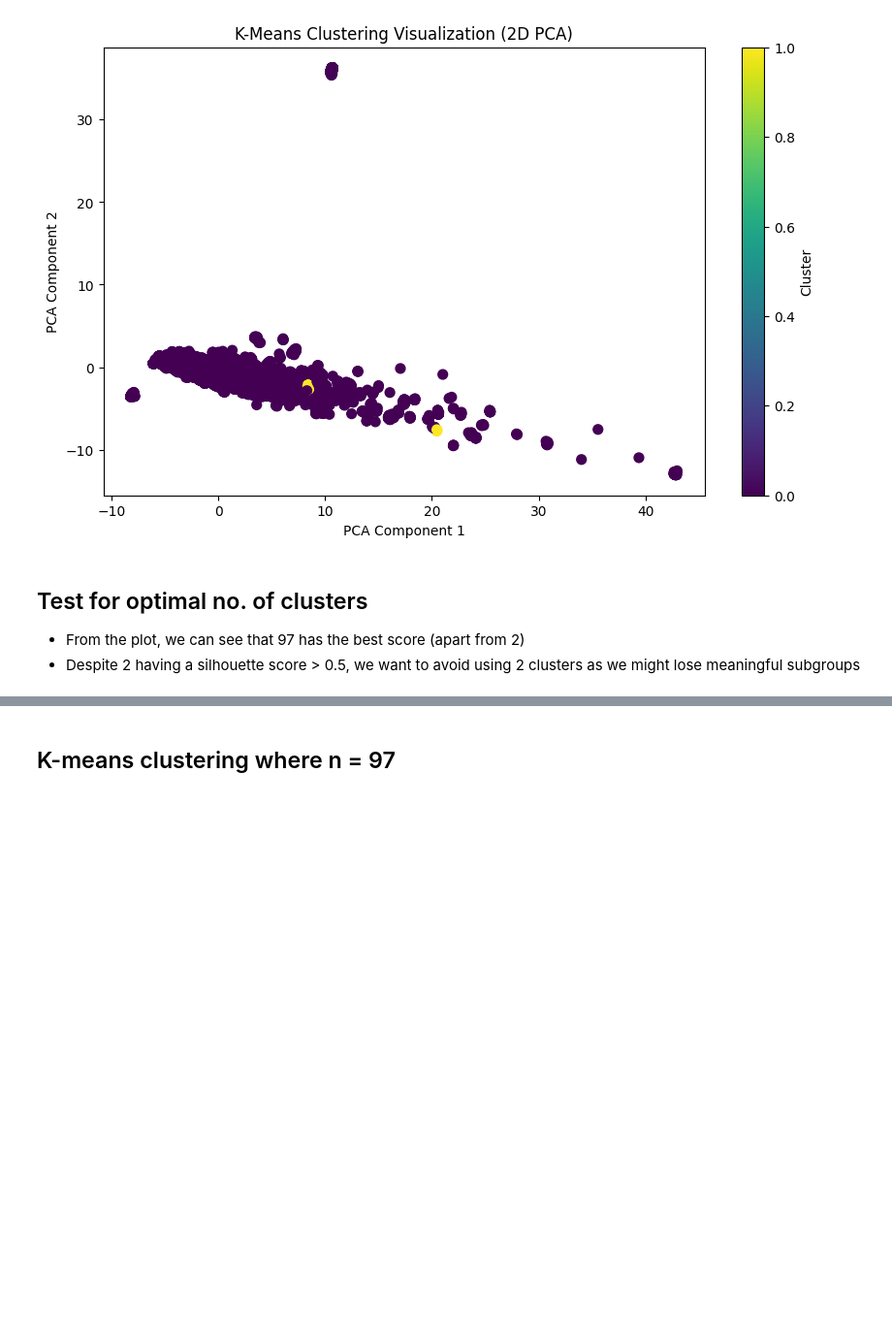
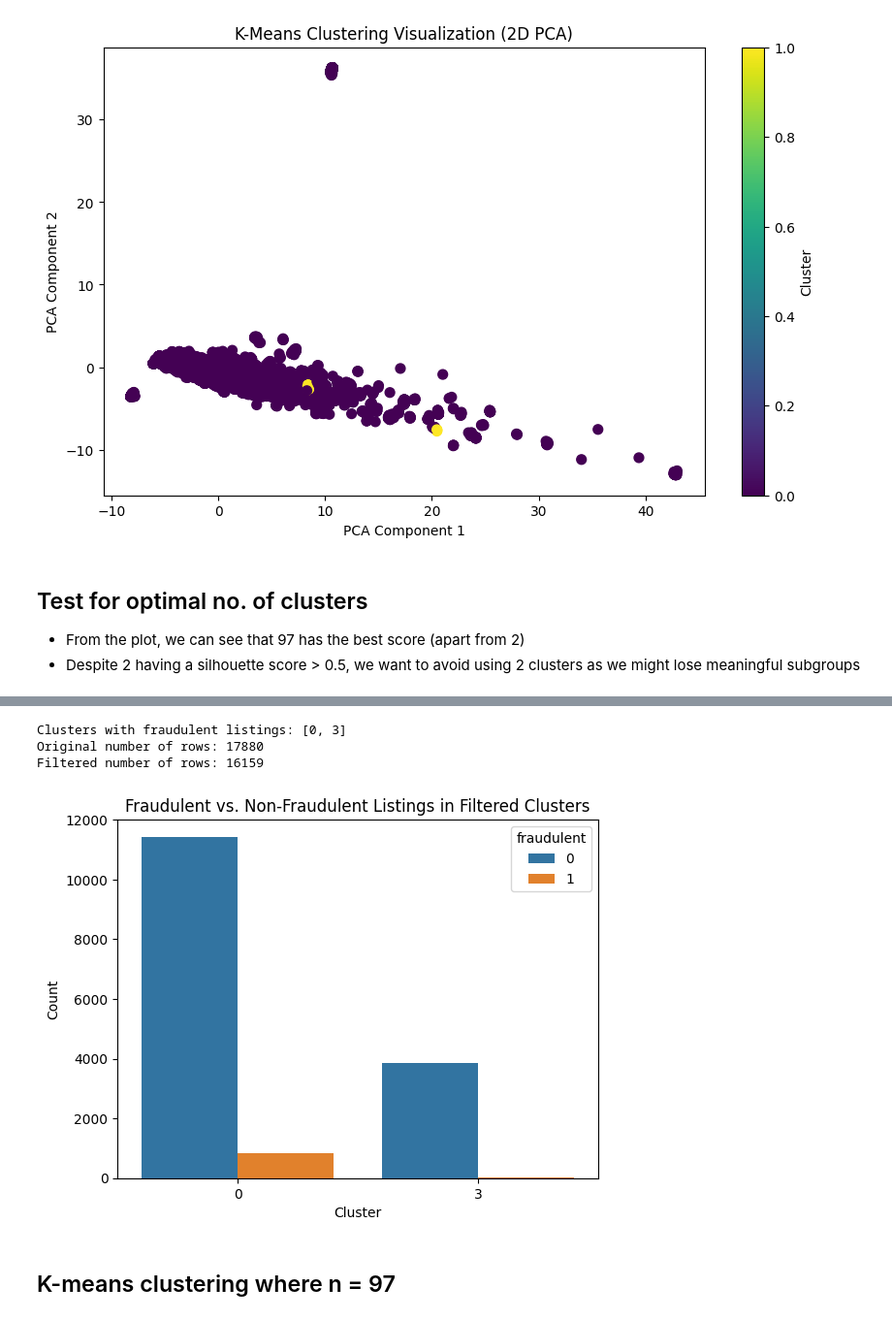
Before and after one commit to Nat-Han1999/BT4012fake_job_posting, a Jupyter notebook: model_training/k-means-cluster.ipynb, the cells around one changed output, grey strips where cells are left out. Shown at 97% size. Saved outputs shown, nothing was run; the diff lists cells and outputs as text; code cells hidden in the pictures; blank space fills up the shorter version.

```diff
--- a/model_training/k-means-cluster.ipynb
+++ b/model_training/k-means-cluster.ipynb
@@ -101,3 +178,30 @@ Optimal number of clusters (k): 97
+# %%
+# Identify clusters with no fraudulent listings
+clusters_with_fraud = df.groupby('cluster')['fraudulent'].sum()
+clusters_with_fraud = clusters_with_fraud[clusters_with_fraud > 0].index  # Clusters with fraud
+
+print("Clusters with fraudulent listings:", clusters_with_fraud.tolist())
+
+# Filter the dataset to include only clusters with fraudulent listings
+filtered_df = df[df['cluster'].isin(clusters_with_fraud)]
+
+print(f"Original number of rows: {len(df)}")
+print(f"Filtered number of rows: {len(filtered_df)}")
+
+import seaborn as sns
+import matplotlib.pyplot as plt
+
+# Plot the number of fraudulent vs. non-fraudulent jobs in the remaining clusters
+sns.countplot(data=filtered_df, x='cluster', hue='fraudulent')
+plt.title('Fraudulent vs. Non-Fraudulent Listings in Filtered Clusters')
+plt.xlabel('Cluster')
+plt.ylabel('Count')
+plt.show()
+# %% [output]
+Clusters with fraudulent listings: [0, 3]
+Original number of rows: 17880
+Filtered number of rows: 16159
+[figure, added]
 # %% [markdown]
 ## K-means clustering where n = 97
 # %%
```
Also changed, not shown: parts of 8 cells of this notebook, 1 other file.
